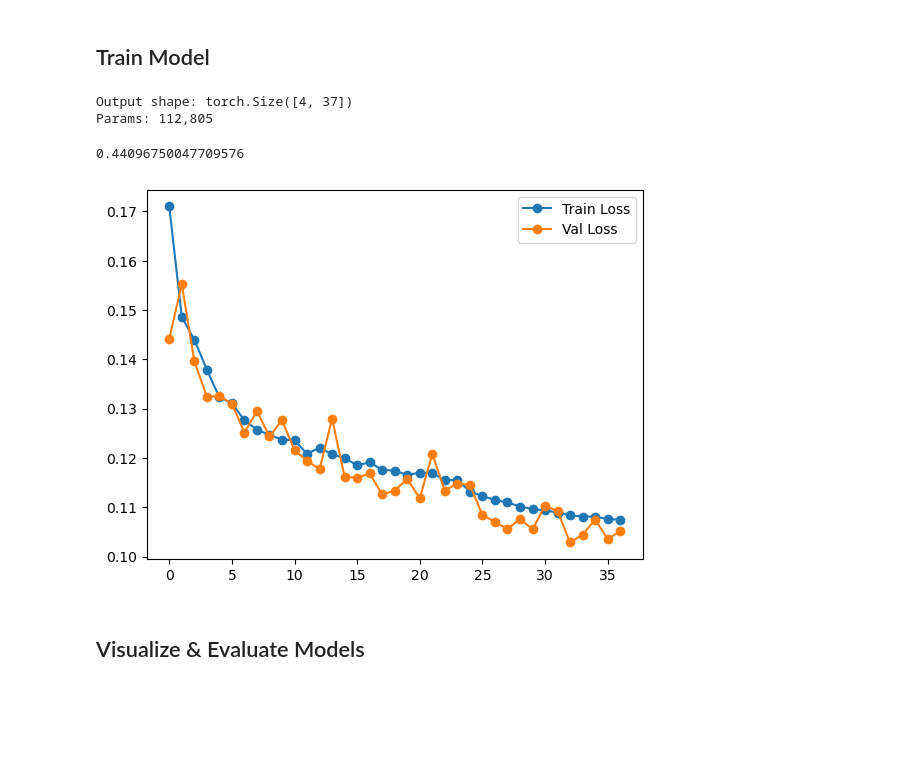
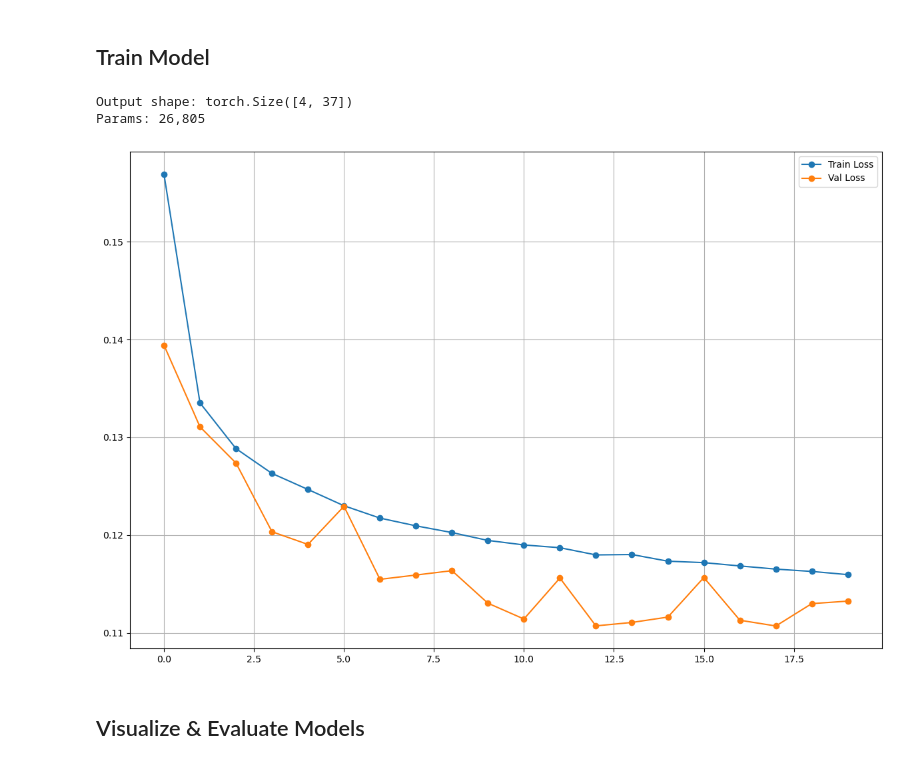
Before and after one commit to hartysimon-sketch/Galaxy-Classifier, a Jupyter notebook: Lab9_Template.ipynb, the cells around one changed output. Cells and saved outputs as stored; diff of their text form; code cells hidden in the pictures; blank space fills up the shorter version.

```diff
--- a/Lab9_Template.ipynb
+++ b/Lab9_Template.ipynb
@@ -337,17 +337,17 @@ val_losses = []
 model = GalaxyClassifier(
         in_channels = 3,
         num_outputs = 37,
-        conv_channels = 48,
-        embed_dim = 48,
-        num_heads = 2,
-        num_cvt_layers = 2,
-        fc_dim = 256,
+        conv_channels = 16,
+        embed_dim = 32,
+        num_heads = 1,
+        num_cvt_layers = 1,
+        fc_dim = 128,
         dropout=0.5).to(DEVICE)
 
 optimizer = torch.optim.AdamW(model.parameters(), lr = LR, weight_decay=WD)
 scaler = torch.amp.GradScaler(device=DEVICE.type)
 
-model_path = 'model_0.102.pth'
+model_path = None
 if model_path is not None:
         checkpoint = torch.load(model_path, map_location=DEVICE, weights_only=False)
 
@@ -376,7 +376,7 @@ print(f"Output shape: {out.shape}") # expect [4, 37]
 print(f"Params: {sum(p.numel() for p in model.parameters()):,}")
 # %% [output]
 Output shape: torch.Size([4, 37])
-Params: 112,805
+Params: 26,805
 # %%
 from torch.utils.data import Subset
 
@@ -385,7 +385,7 @@ train_size = len(train_set)
 val_size = len(val_set)
 
 BATCH_SIZE = 32
-EPOCHS = 4
+EPOCHS = 16
 
 # get subsets of training and validation data based on num batches and batchsize
 train_subset = Subset(train_set, range(train_size))
@@ -395,32 +395,12 @@ train_loader = DataLoader(train_subset, batch_size=BATCH_SIZE,
                             shuffle=True,  num_workers=N_WORKERS)
 val_loader   = DataLoader(val_subset,   batch_size=BATCH_SIZE,
                               shuffle=False, num_workers=N_WORKERS)
-
-model.eval()
-
-running_loss = 0
-num_done = 0
-
-with torch.no_grad():
-    for imgs, labels in val_loader:
-        with torch.amp.autocast(device_type=DEVICE.type):
-            outputs = model(imgs)
-            loss = loss_func(outputs, labels)
-
-        running_loss += loss.item() * imgs.size(0)
-        num_done += imgs.size(0)
-
-        running_avg_val_loss = (running_loss / num_done) ** 0.5
-
-    print(running_avg_val_loss)
-# %% [output]
-0.44096750047709576
 # %%
 from tqdm.auto import tqdm, trange
 
 if RUN == True:
     # Training Loop ---------------------------------------------------------------------------------------
-    for epoch in trange(EPOCHS, desc="Epcochs", smoothing=0):
+    for epoch in trange(EPOCHS, desc="Epochs", smoothing=0):
         model.train()
         running_loss = 0
         num_done = 0
@@ -466,18 +446,23 @@ if RUN == True:
 if RUN == True:
     # save the model along with loss curve data so I can test different parameters and keep the best one
     # format: model_{RMSE}.pth
-    torch.save({'epoch': epoch,
+    torch.save({'epoch': 39,
                 'model_state_dict': model.state_dict(),
                 'train_losses': train_losses,
                 'optimizer_state_dict': optimizer.state_dict(),
                 'scaler_state_dict': scaler.state_dict(),
                 'val_losses': val_losses},
-                f"model_{val_losses[-1]:.3f}.pth")
-    plt.plot(train_losses, label="Train Loss", marker='o')
-    plt.plot(val_losses, label="Val Loss", marker='o')
-    plt.legend()
+                f"modelt_{val_losses[-1]:.3f}.pth")
-# %% [output]
-[figure, removed]
+# %%
+
+fig, ax = plt.subplots(figsize=(12,8))
+ax.plot(train_losses, label="Train Loss", marker='o')
+ax.plot(val_losses, label="Val Loss", marker='o')
+ax.grid()
+ax.legend()
+fig.tight_layout()
+# %% [output]
+[figure, added]
 # %% [markdown]
 ## Visualize & Evaluate Models
 # %% [markdown]
```
Also changed, not shown: 5 other files.
